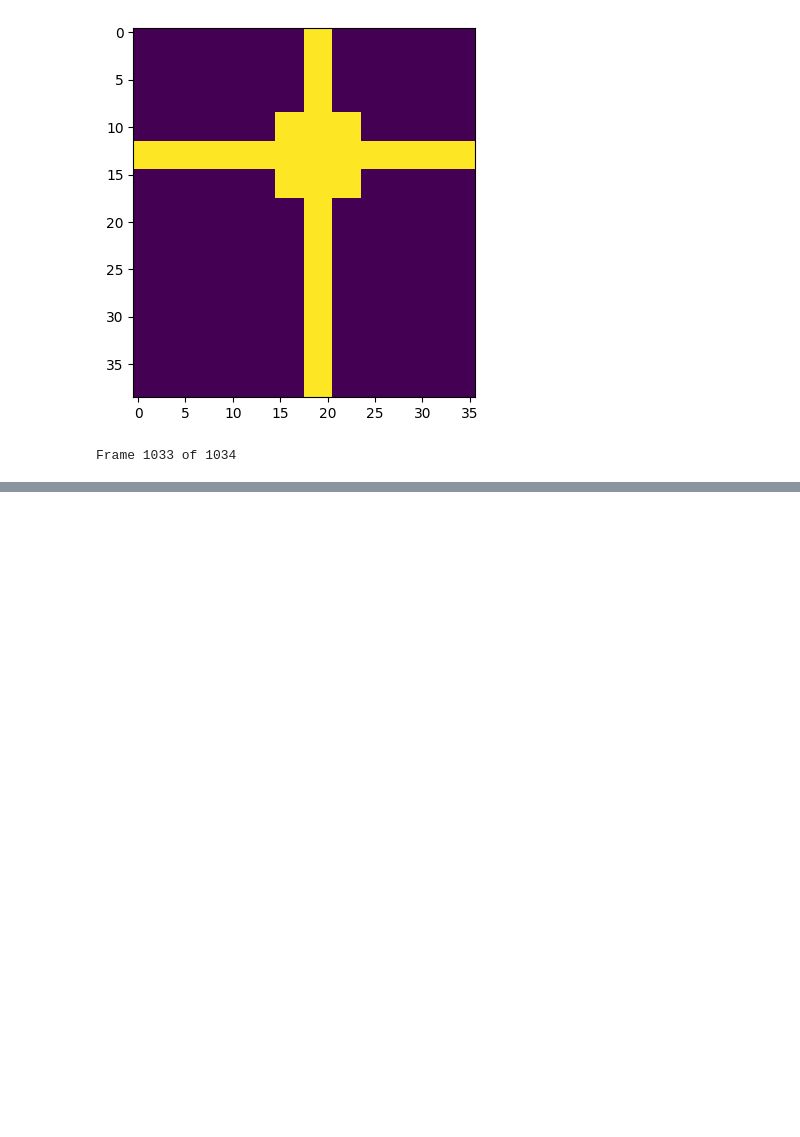
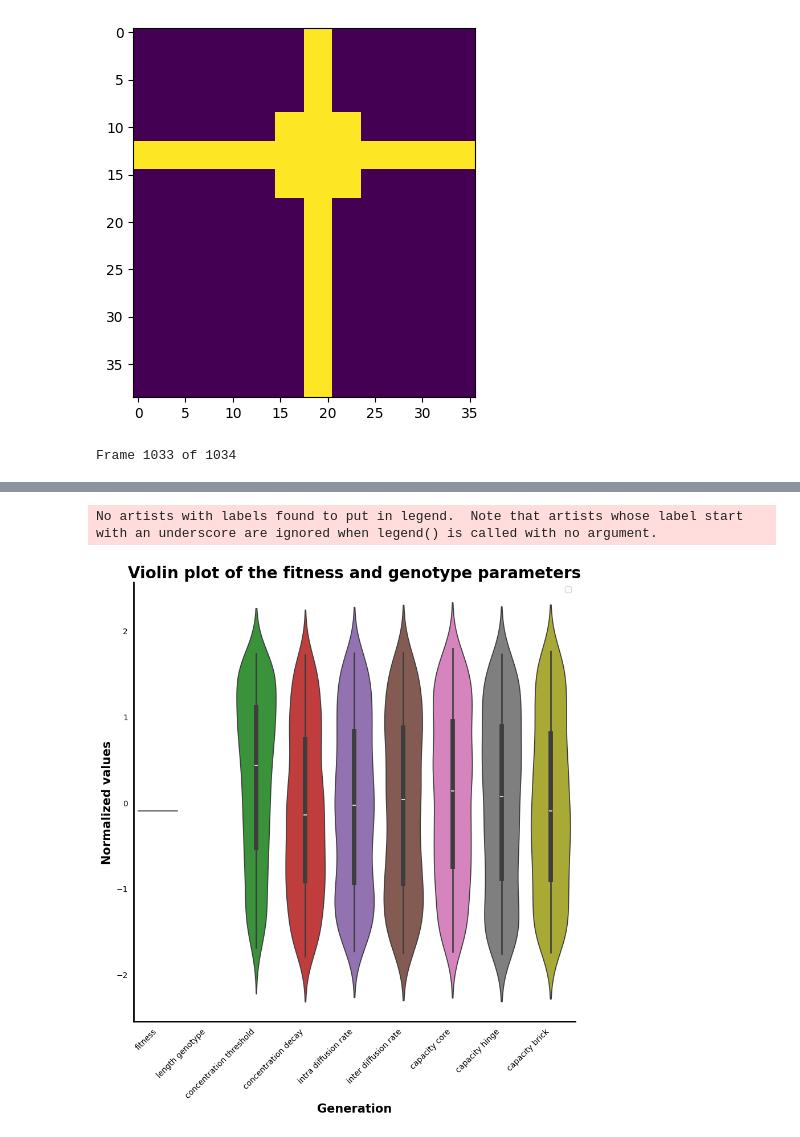
Before and after one commit to KristianiEJPK/revolve2-1, a Jupyter notebook: examples/robot_bodybrain_ea_database/analyze_concentrations.ipynb, the cells around one changed output, grey strips where cells are left out. Drawn from its saved outputs; the diff is of its cells as text; code cells hidden in the pictures; blank space fills up the shorter version.

```diff
--- a/examples/robot_bodybrain_ea_database/analyze_concentrations.ipynb
+++ b/examples/robot_bodybrain_ea_database/analyze_concentrations.ipynb
@@ -189,0 +459,51 @@ print(concentrations[4][4:10, 1031])
+# %%
+import seaborn as sns
+# Data
+columns = ["fitness", "length genotype", "body_id"] + list(mappings.values())
+data = df.loc[df["generation_index"] == 0, columns]
+body_ids = data["body_id"].values
+data = data.drop(columns = "body_id")
+columns.remove("body_id")
+# Normalize data
+data = (data - data.mean()) / data.std()
+
+# Select
+data = data.loc[body_ids == "1|", columns]
+
+# # Plot
+# fig, ax = plt.subplots(1, 1, figsize = (10, 10))
+# plt.boxplot(data, widths = 0.6, patch_artist = True, boxprops=dict(facecolor="red"))
+# ax.set_xlabel("Generation", fontsize = 15, fontweight = "bold")
+# ax.set_ylabel("Normalized values", fontsize = 15, fontweight = "bold")
+# ax.set_title("Boxplot of the fitness and genotype parameters", fontsize = 20, fontweight = "bold")
+# ax.set_xticklabels(columns, rotation = 45, ha = "right")
+# # Remove axes
+# ax.spines["top"].set_visible(False)
+# ax.spines["right"].set_visible(False)
+# # Set axes thickness
+# ax.spines["left"].set_linewidth(2)
+# ax.spines["bottom"].set_linewidth(2)
+# # Remove tick indicators on axes
+# ax.tick_params(which = "both", width = 0)
+# ax.legend()
+# plt.show()
+# Violin plot
+fig, ax = plt.subplots(1, 1, figsize = (10, 10))
+sns.violinplot(data = data, ax = ax)
+ax.set_xlabel("Generation", fontsize = 15, fontweight = "bold")
+ax.set_ylabel("Normalized values", fontsize = 15, fontweight = "bold")
+ax.set_title("Violin plot of the fitness and genotype parameters", fontsize = 20, fontweight = "bold")
+ax.set_xticklabels(columns, rotation = 45, ha = "right")
+# Remove axes
+ax.spines["top"].set_visible(False)
+ax.spines["right"].set_visible(False)
+# Set axes thickness
+ax.spines["left"].set_linewidth(2)
+ax.spines["bottom"].set_linewidth(2)
+# Remove tick indicators on axes
+ax.tick_params(which = "both", width = 0)
+ax.legend()
+plt.show()
+# %% [output]
+No artists with labels found to put in legend.  Note that artists whose label start with an underscore are ignored when legend() is called with no argument.
+[figure, added]
```
Also changed, not shown: parts of 18 cells of this notebook, 2 other files.
